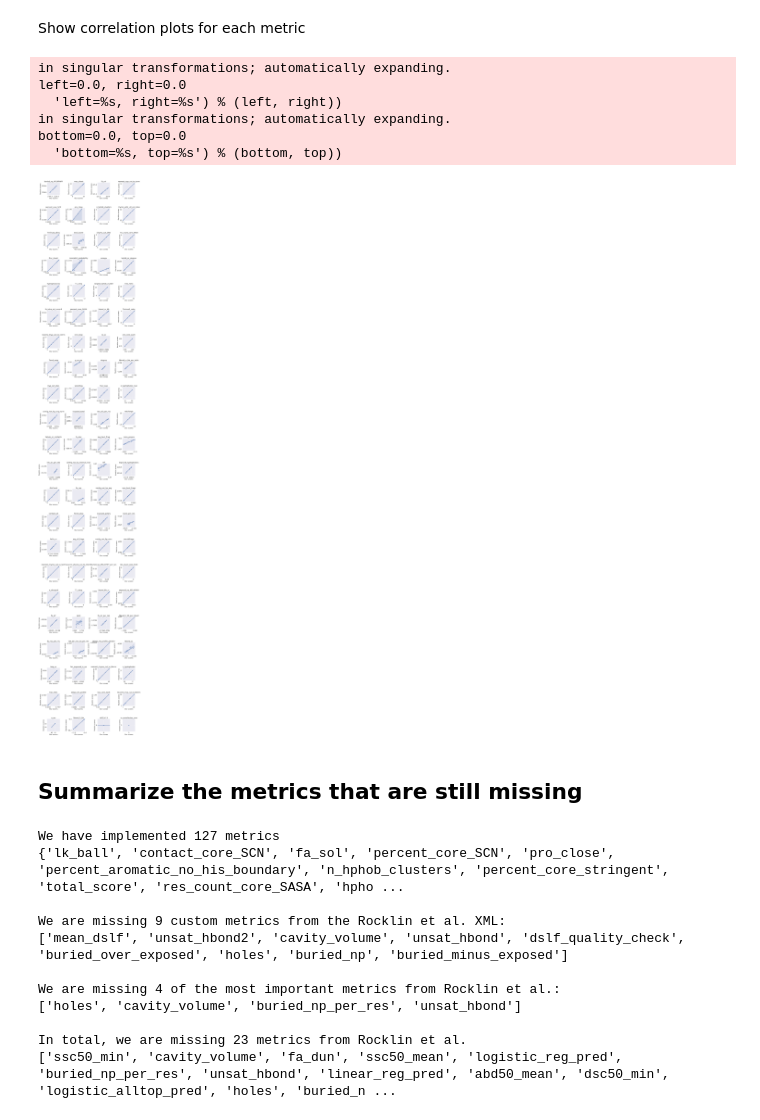
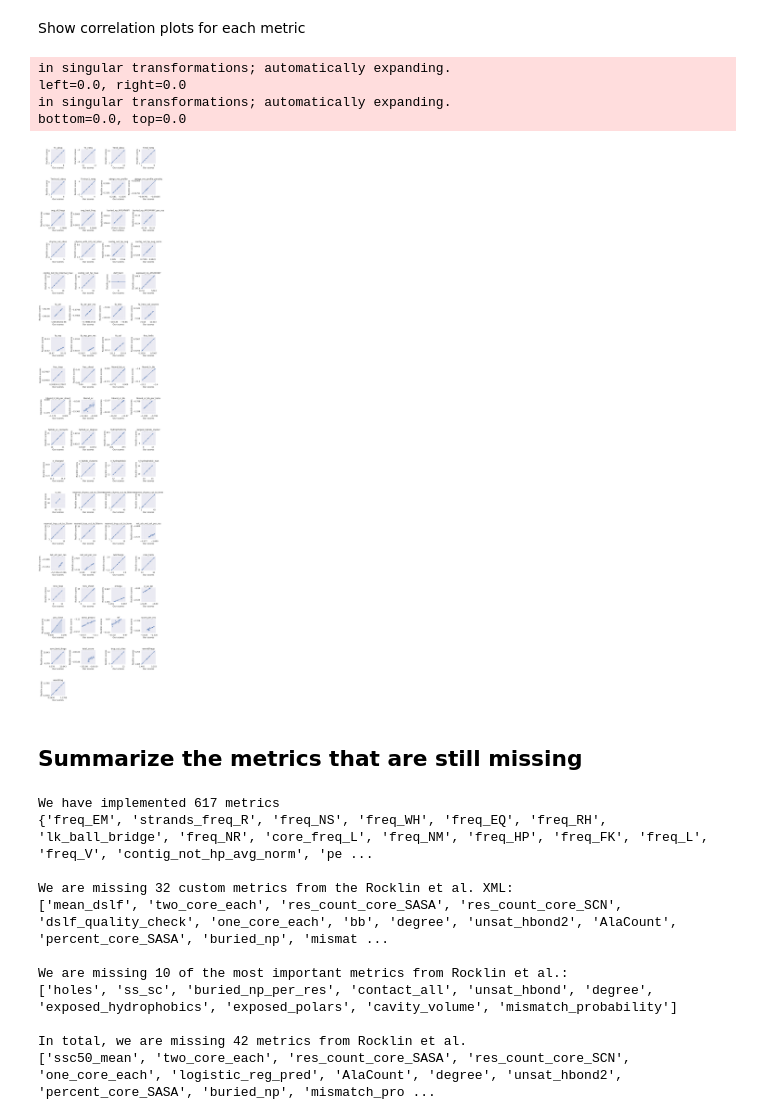
Before and after one commit to Haddox/score_monomeric_designs, a Jupyter notebook: test_scoring.ipynb, the cells around one changed output. Saved outputs shown, nothing was run; the diff lists cells and outputs as text; code cells hidden in the pictures.

```diff
--- a/test_scoring.ipynb
+++ b/test_scoring.ipynb
@@ -18,7 +18,7 @@ import matplotlib.pyplot as plt
 %matplotlib inline
 import seaborn as sns
 
-resultsdir = 'results/test_designs/'
+resultsdir = 'results/test_designs_new_metrics/'
 if not os.path.isdir(resultsdir):
     os.makedirs(resultsdir)
 # %% [markdown]
@@ -193,40 +219,38 @@ Compared the scores from 86 metrics on 10 designs
 Show correlation plots for each metric
 # %%
 if True:
-    metrics_to_plot = list(corr_d.keys()) + metrics_with_corr_NaN
+    metrics_to_plot = sorted(list(corr_d.keys()) + metrics_with_corr_NaN)
     nsubplots = len(metrics_to_plot)
     ncols = 4.0
     nrows = math.ceil(nsubplots/ncols)
 
     sns.set(font_scale=1.5)
     fig = plt.figure(figsize=[15,(7.5/2)*nrows])
     for (i, metric) in enumerate(metrics_to_plot, 1):
         ax = fig.add_subplot(nrows, ncols, i)
         xs = test_scores.loc[pdbs][metric]
         ys = rocklin_scores.loc[pdbs][metric]
         sns.regplot(xs, ys, ax=ax)
         min_val = min(list(xs) + list(ys))
         max_val = max(list(xs) + list(ys))
         ticks = [min_val, max_val]
         lims = [min_val-abs(0.1*min_val), max_val+abs(0.1*max_val)]
         ax.axis('square')
         ax.set_xlim(lims)
         ax.set_ylim(lims)
         ax.set_xticks(ticks)
         ax.set_yticks(ticks)
         ax.set_xlabel('Our scores')
         ax.set_ylabel('Rocklin scores')
         ax.set_title(metric)
         #ax.text(0, 1, "R = {0}".format(round(corr_d[metric]['Pearson_R'], 2)))
     plt.tight_layout()
 # %% [output]
 in singular transformations; automatically expanding.
 left=0.0, right=0.0
-  'left=%s, right=%s') % (left, right))
 in singular transformations; automatically expanding.
 bottom=0.0, top=0.0
-  'bottom=%s, top=%s') % (bottom, top))
-[figure, old version]
+[figure, new version]
 # %% [markdown]
 ## Summarize the metrics that are still missing
 # %%
@@ -322,14 +346,14 @@ all_missing_metrics = rocklin_metrics.difference(our_metrics)
 print("\nIn total, we are missing {0} metrics from Rocklin et al.".format(len(all_missing_metrics)))
 print(list(all_missing_metrics))
 # %% [output]
-We have implemented 127 metrics
-{'lk_ball', 'contact_core_SCN', 'fa_sol', 'percent_core_SCN', 'pro_close', 'percent_aromatic_no_his_boundary', 'n_hphob_clusters', 'percent_core_stringent', 'total_score', 'res_count_core_SASA', 'hpho ...
+We have implemented 617 metrics
+{'freq_EM', 'strands_freq_R', 'freq_NS', 'freq_WH', 'freq_EQ', 'freq_RH', 'lk_ball_bridge', 'freq_NR', 'core_freq_L', 'freq_NM', 'freq_HP', 'freq_FK', 'freq_L', 'freq_V', 'contig_not_hp_avg_norm', 'pe ...
 
-We are missing 9 custom metrics from the Rocklin et al. XML:
-['mean_dslf', 'unsat_hbond2', 'cavity_volume', 'unsat_hbond', 'dslf_quality_check', 'buried_over_exposed', 'holes', 'buried_np', 'buried_minus_exposed']
+We are missing 32 custom metrics from the Rocklin et al. XML:
+['mean_dslf', 'two_core_each', 'res_count_core_SASA', 'res_count_core_SCN', 'dslf_quality_check', 'one_core_each', 'bb', 'degree', 'unsat_hbond2', 'AlaCount', 'percent_core_SASA', 'buried_np', 'mismat ...
 
-We are missing 4 of the most important metrics from Rocklin et al.:
-['holes', 'cavity_volume', 'buried_np_per_res', 'unsat_hbond']
+We are missing 10 of the most important metrics from Rocklin et al.:
+['holes', 'ss_sc', 'buried_np_per_res', 'contact_all', 'unsat_hbond', 'degree', 'exposed_hydrophobics', 'exposed_polars', 'cavity_volume', 'mismatch_probability']
 
-In total, we are missing 23 metrics from Rocklin et al.
-['ssc50_min', 'cavity_volume', 'fa_dun', 'ssc50_mean', 'logistic_reg_pred', 'buried_np_per_res', 'unsat_hbond', 'linear_reg_pred', 'abd50_mean', 'dsc50_min', 'logistic_alltop_pred', 'holes', 'buried_n ...
+In total, we are missing 42 metrics from Rocklin et al.
+['ssc50_mean', 'two_core_each', 'res_count_core_SASA', 'res_count_core_SCN', 'one_core_each', 'logistic_reg_pred', 'AlaCount', 'degree', 'unsat_hbond2', 'percent_core_SASA', 'buried_np', 'mismatch_pro ...
```
Also changed, not shown: parts of 4 cells of this notebook, 1 other file.
